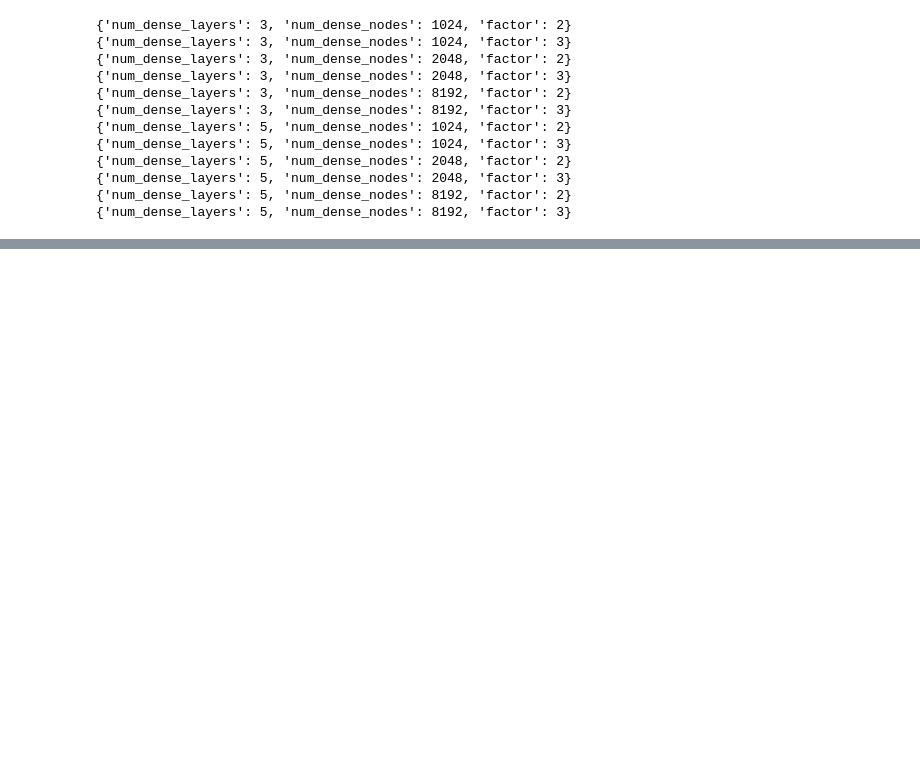
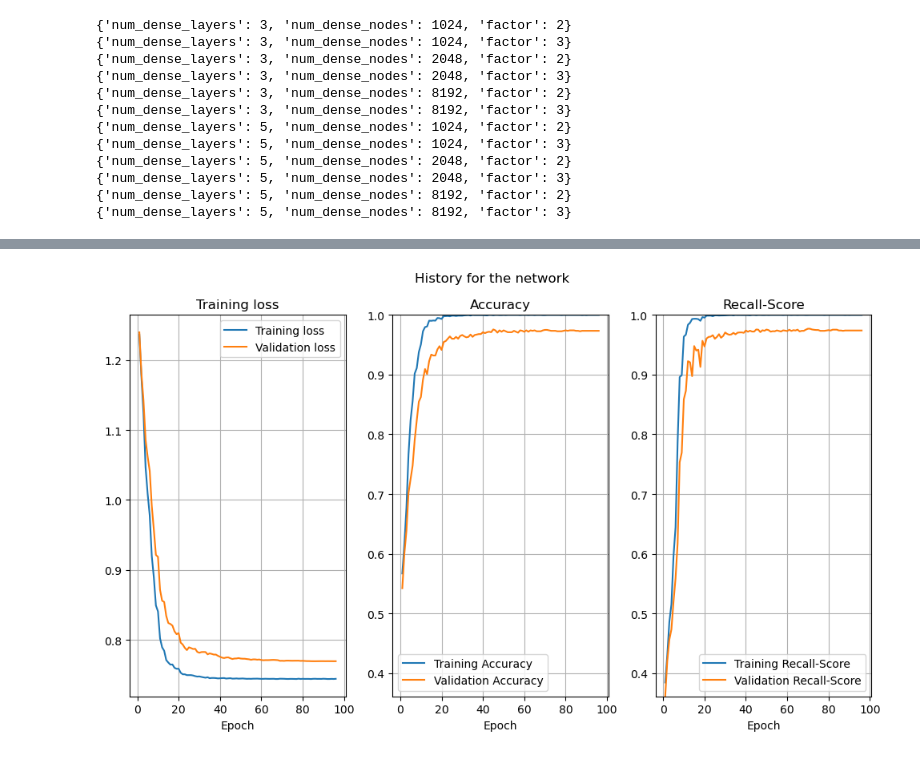
Before and after one commit to benjaminpsmith/dementia-ml, a Jupyter notebook: project.ipynb, the cells around one changed output, grey strips where cells are left out. Drawn from its saved outputs; the diff is of its cells as text; code cells hidden in the pictures; blank space fills up the shorter version.

Commit message:
Finished model

```diff
--- a/project.ipynb
+++ b/project.ipynb
@@ -545,0 +625,19 @@ for i, params in enumerate(hyperparameter_combinations_phase_3):
+# %%
+def init_weights(m):
+    if isinstance(m, nn.Conv2d) or isinstance(m, nn.Linear):
+        nn.init.kaiming_uniform_(m.weight, mode='fan_in', nonlinearity='leaky_relu')
+        nn.init.zeros_(m.bias)
+final_model.apply(init_weights)
+
+num_epochs = 200
+lr_steps = 10
+lr_gamma = 0.5
+initial_learning_rate = 0.01
+
+optimizer = torch.optim.Adam(final_model.parameters(), lr=initial_learning_rate)
+lr_scheduler = StepLR(optimizer, step_size=lr_steps, gamma=lr_gamma)
+early_stopper = EarlyStopper(final_model, patience=10, min_delta=0)
+
+train_network(final_model, train_loader, criterion, optimizer, num_epochs, lr_scheduler, test_loader, device, early_stopper=early_stopper)
+
+torch.save(final_model, 'final_model.pth')
@@ -545,0 +662,48 @@ for i, params in enumerate(hyperparameter_combinations_phase_3):
+# %%
+loss_training_hist = final_model.history['loss']
+training_acc_hist = final_model.history['acc']
+training_w_recall_hist = final_model.history['macro recall']
+loss_val_hist = final_model.history_validation['loss']
+val_acc_hist = final_model.history_validation['acc']
+val_w_recall_hist = final_model.history_validation['macro recall']
+
+x_epochs = np.linspace(1, len(loss_training_hist), len(loss_training_hist))
+fig, ax = plt.subplots(1, 3, figsize=(10,6))
+
+# Set the same y-axis limits for ax[1] and ax[2]
+max_acc_recall = max(max(training_acc_hist), max(val_acc_hist), max(training_w_recall_hist), max(val_w_recall_hist))
+min_acc_recall = min(min(training_acc_hist), min(val_acc_hist), min(training_w_recall_hist), min(val_w_recall_hist))
+
+ax[1].set_ylim([min_acc_recall, max_acc_recall])
+ax[2].set_ylim([min_acc_recall, max_acc_recall])
+
+ax[0].plot(x_epochs, loss_training_hist, label = 'Training loss')
+ax[0].plot(x_epochs, loss_val_hist, label = 'Validation loss')
+ax[0].set(
+    xlabel='Epoch',
+    title='Training loss'
+)
+
+ax[1].plot(x_epochs, training_acc_hist, label='Training Accuracy')
+ax[1].plot(x_epochs, val_acc_hist, label='Validation Accuracy')
+ax[1].set(
+    xlabel='Epoch',
+    title = 'Accuracy',
+)
+
+ax[2].plot(x_epochs, training_w_recall_hist, label='Training Recall-Score')
+ax[2].plot(x_epochs, val_w_recall_hist, label='Validation Recall-Score')
+ax[2].set(
+    xlabel='Epoch',
+    title = 'Recall-Score',
+)
+
+fig.suptitle('History for the network')
+for i in np.arange(len(ax)):
+    ax[i].legend(loc='best')
+    ax[i].grid('::')
+plt.tight_layout()
+plt.savefig('history_final_model.pdf')
+plt.show()
+# %% [output]
+[figure, added]
```
Also changed, not shown: parts of 16 cells of this notebook, 4 other files.
